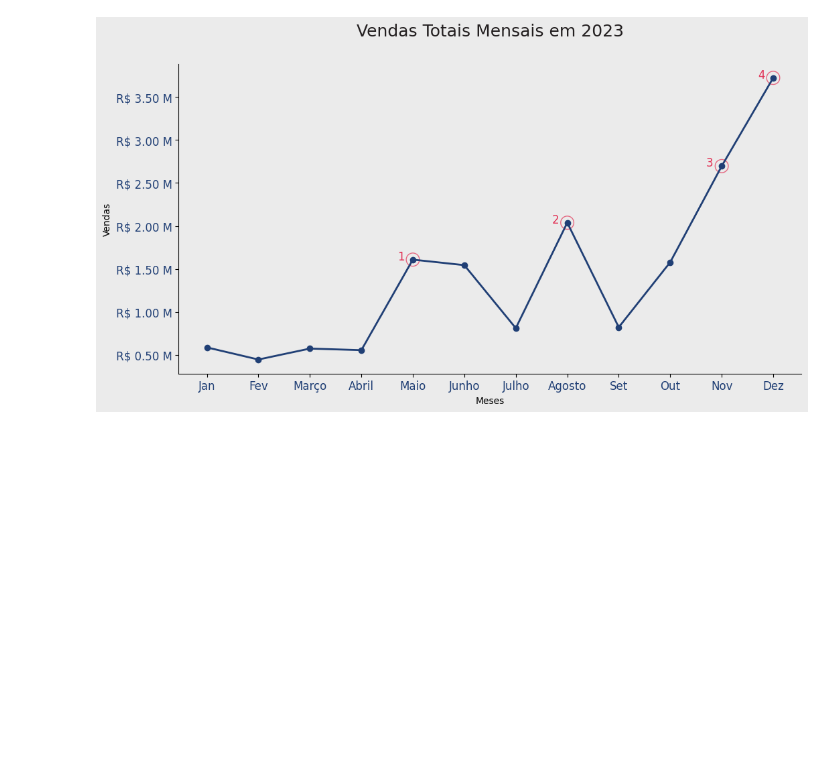
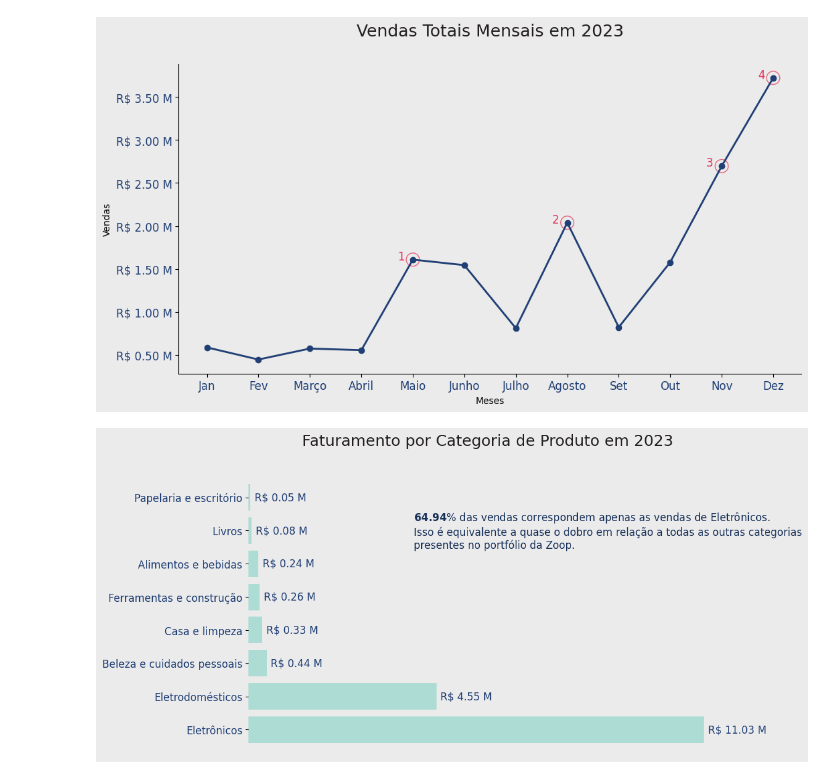
Before and after one commit to danielvieira95/Intelig-ncia-Artificial-e-Big-Data--2-2024, a Jupyter notebook: TurmaB/Aula10/codigo.ipynb, the cells around one changed output. Drawn from its saved outputs; the diff is of its cells as text; code cells hidden in the pictures; blank space fills up the shorter version.

```diff
--- a/TurmaB/Aula10/codigo.ipynb
+++ b/TurmaB/Aula10/codigo.ipynb
@@ -564,3 +564,39 @@ ax.spines['right'].set_visible(False)
 plt.show()
 # %% [output]
 [figure]
+# %%
+# Agrupar por categoria e calcular o faturamento total
+faturamento_por_categoria = df.groupby('categoria')['faturamento'].sum().sort_values(ascending=False)
+
+# Calcular percentual
+total_faturamento = faturamento_por_categoria.sum()
+percentual = faturamento_por_categoria.iloc[0] / total_faturamento * 100
+
+# Configurações do gráfico
+plt.figure(figsize=(10, 6), facecolor=CINZA_1)
+ax = plt.axes()
+ax.set_facecolor(CINZA_1)
+bars = plt.barh(faturamento_por_categoria.index, faturamento_por_categoria, color=AQUA_1)
+
+# Adicionar rótulos e título
+plt.title('Faturamento por Categoria de Produto em 2023', fontsize=18, pad=30, color=CINZA_5)
+plt.xlabel('')
+plt.ylabel('')
+plt.yticks(fontsize=12, color=AZUL_1)
+plt.xticks([])
+ax.spines[['top', 'right', 'left', 'bottom']].set_visible(False)
+
+# Adicionar total do faturamento acima de cada barra
+for bar in bars:
+        plt.text(bar.get_width() + 1e5, bar.get_y() + bar.get_height()/2,
+                        f'R$ {bar.get_width()/1e6:.2f} M',
+                        ha='left', va='center', color=AZUL_1, fontsize=12)
+
+# Adicionar texto dentro da área do plot
+plt.text(0.4e7, 6, f"$\\bf{percentual:.2f}$% das vendas correspondem apenas as vendas de Eletrônicos.\nIsso é equivalente a quase o dobro em relação a todas as outras categorias\npresentes no portfólio da Zoop.",
+                ha='left', va='center', color=AZUL_3, fontsize=12)
+
+#Exibir o gráfico
+plt.show()
+# %% [output]
+[figure, added]
```
Also changed, not shown: parts of 2 cells of this notebook.
